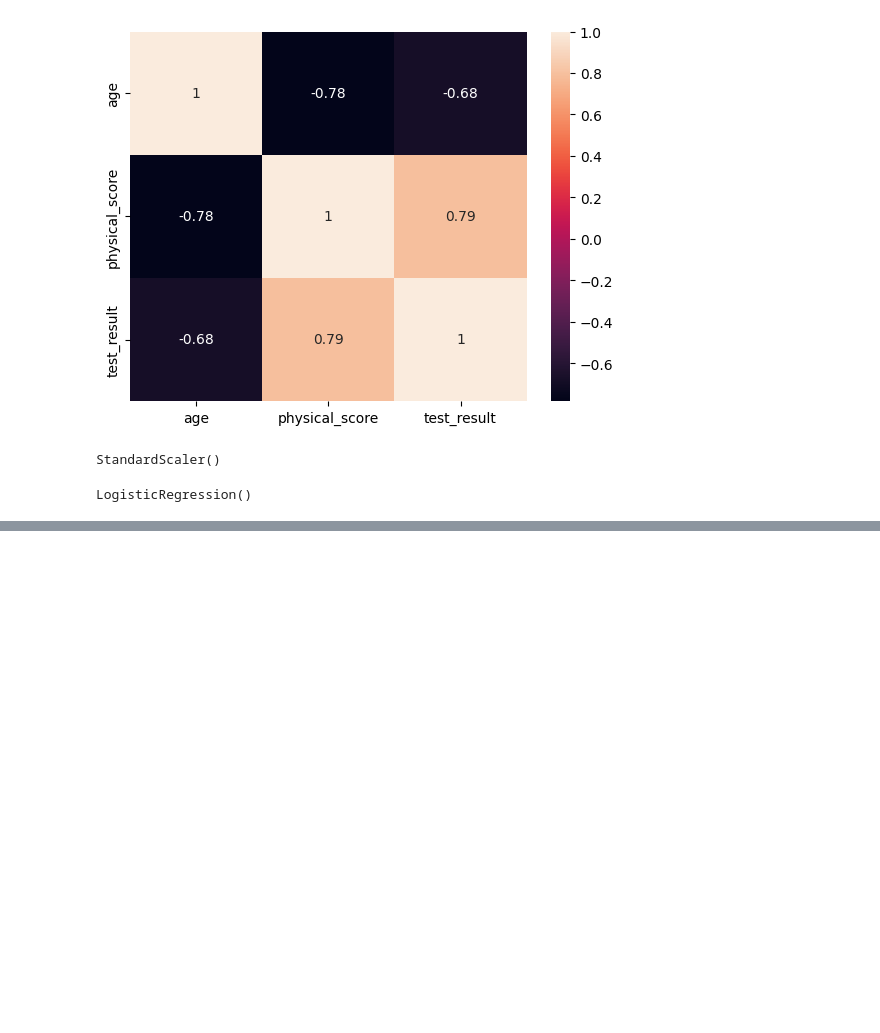
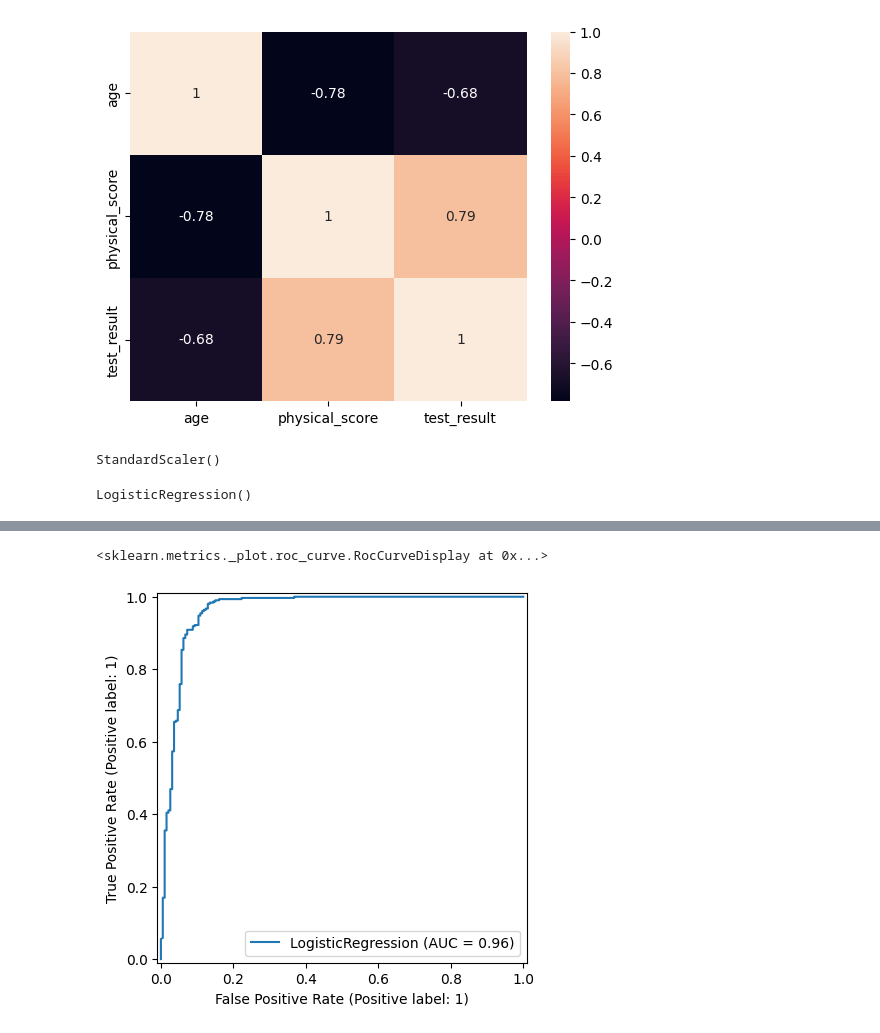
Before and after one commit to StartsevMaksim/ML_Udemy, a Jupyter notebook: ML_Log_Reg/Log_Reg.ipynb, the cells around one changed output, grey strips where cells are left out. Drawn from its saved outputs; the diff is of its cells as text; code cells hidden in the pictures; blank space fills up the shorter version.

```diff
--- a/ML_Log_Reg/Log_Reg.ipynb
+++ b/ML_Log_Reg/Log_Reg.ipynb
@@ -71,0 +84,5 @@ array([1, 1, 0, 1, 0, 0, 1, 1, 0, 1, 1, 1, 1, 0, 1, 1, 0, 1, 1, 0, 0, 1,
+# %%
+RocCurveDisplay.from_estimator(model, X_test, y_test)
+# %% [output]
+<sklearn.metrics._plot.roc_curve.RocCurveDisplay at 0x...>
+[figure, added]
```
Also changed, not shown: parts of 8 cells of this notebook, 5 other files.
